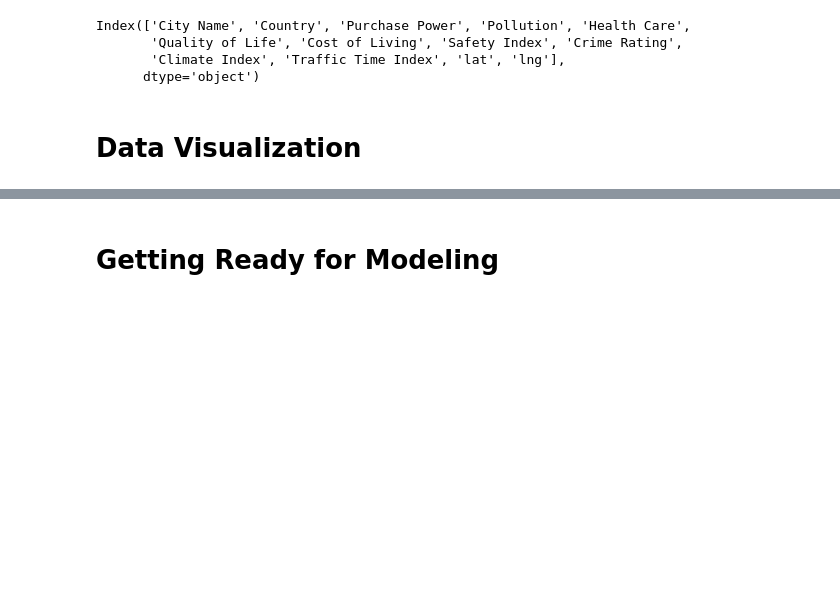
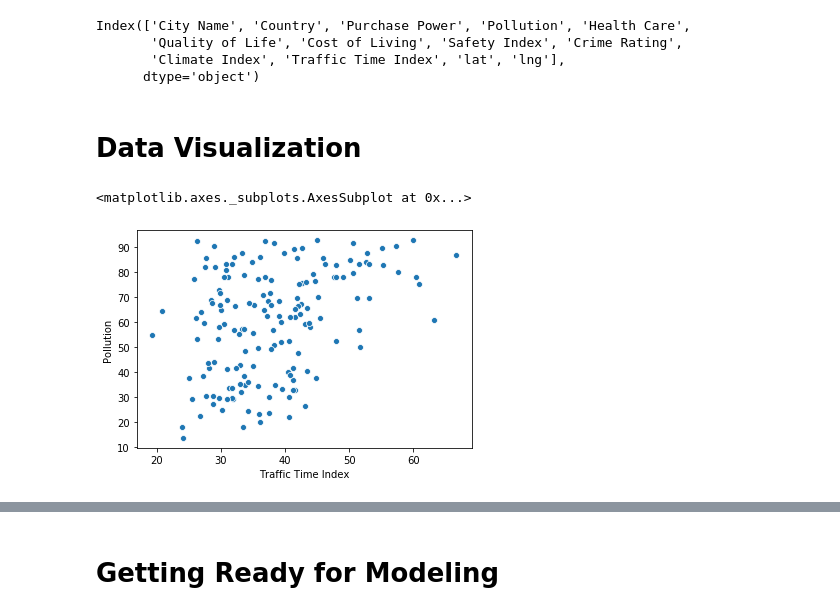
Before and after one commit to b3nb4ggs/tamudatathon2020, a Jupyter notebook: City Search/TAMU_Datathon.ipynb, the cells around one changed output, grey strips where cells are left out. Cells and saved outputs as stored; diff of their text form; code cells hidden in the pictures; blank space fills up the shorter version.

```diff
--- a/City Search/TAMU_Datathon.ipynb
+++ b/City Search/TAMU_Datathon.ipynb
@@ -201,3 +209,8 @@ Index(['City Name', 'Country', 'Purchase Power', 'Pollution', 'Health Care',
       dtype='object')
 # %% [markdown]
 # Data Visualization
+# %%
+sb.scatterplot(x="Traffic Time Index", y="Pollution", data=merged_df)
+# %% [output]
+<matplotlib.axes._subplots.AxesSubplot at 0x...>
+[figure, added]
```
Also changed, not shown: parts of 9 cells of this notebook.
